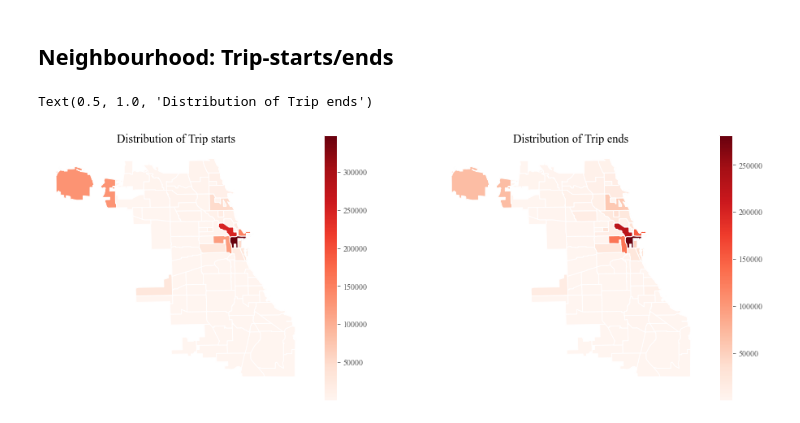
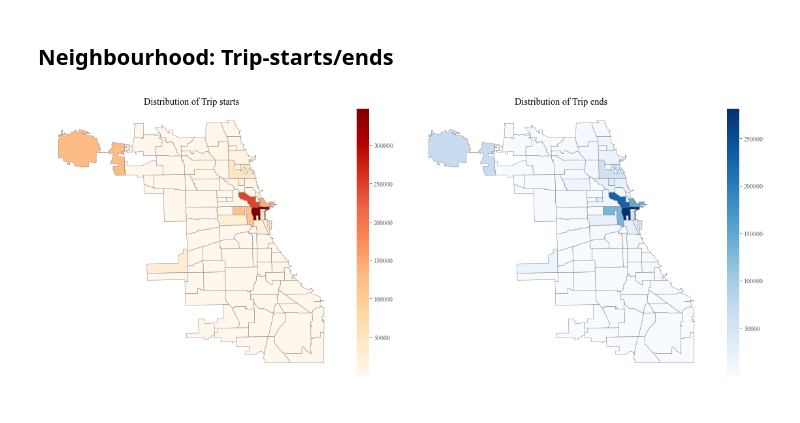
Before and after one commit to abhirup-ghosh/mobility_dataanalysis, a Jupyter notebook: notebooks/main.ipynb, the cells around one changed output. Cells and saved outputs as stored; diff of their text form; code cells hidden in the pictures.

Commit message:
improved figure

```diff
--- a/notebooks/main.ipynb
+++ b/notebooks/main.ipynb
@@ -272,28 +272,35 @@ gdf_ends = (df.groupby(['dropoff_nbd_name']).agg({'dropoff_nbd_geometry': lambda
                                 .set_geometry("geometry")
 )
 # %%
-style_kwds = {'edgecolor':'white',
+style_kwds = {'edgecolor':'grey',
                 'facecolor':'k',
-                'linewidth': 1,
+                'linewidth': 0.5,
                 'markersize': 1,
                 'alpha': 1}
 
 fig, ax = plt.subplots(ncols=2, figsize=(16,6))
 gdf_starts.plot(column='total_trips',
         ax=ax[0],
-        cmap='Reds',
+        cmap='OrRd',
         legend=True,
         **style_kwds)
-ax[0].axis('off')
+ax[0].grid(False)
+ax[0].set_xticks([])
+ax[0].set_yticks([])
+ax[0].set_facecolor('w')
 ax[0].set_title('Distribution of Trip starts')
 
 gdf_ends.plot(column='total_trips',
         ax=ax[1],
-        cmap='Reds',
+        cmap='Blues',
         legend=True,
         **style_kwds)
-ax[1].axis('off')
+ax[1].grid(False)
+ax[1].set_xticks([])
+ax[1].set_yticks([])
+ax[1].set_facecolor('w')
 ax[1].set_title('Distribution of Trip ends')
+
+plt.tight_layout()
 # %% [output]
-Text(0.5, 1.0, 'Distribution of Trip ends')
-[figure, old version]
+[figure, new version]
```
